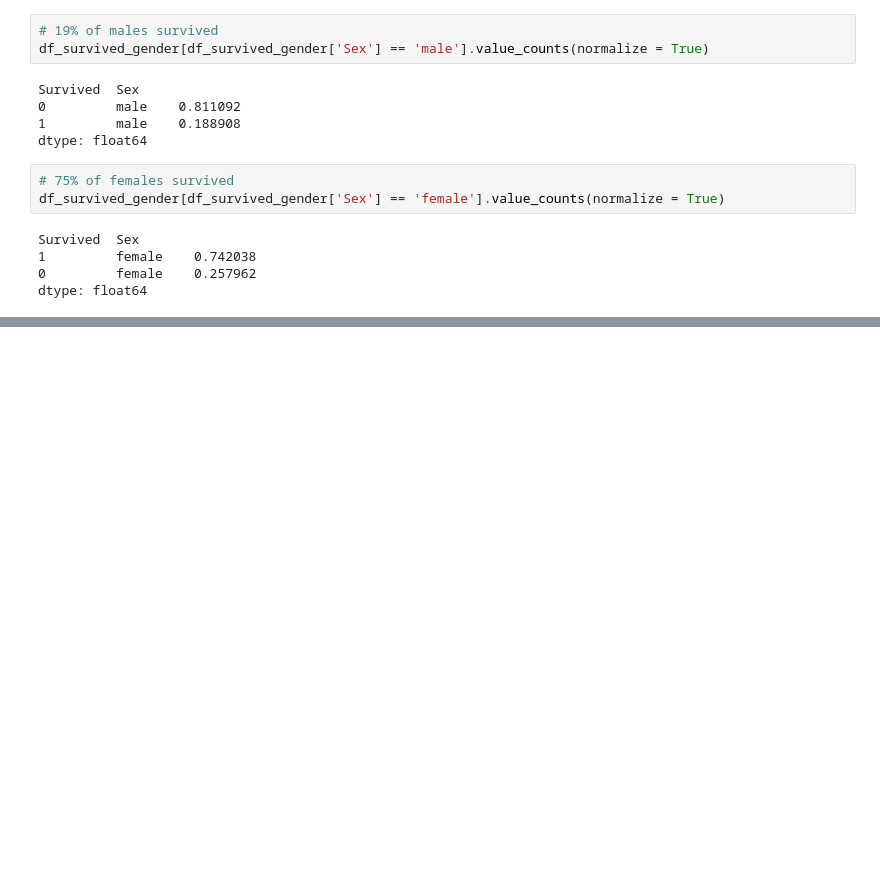
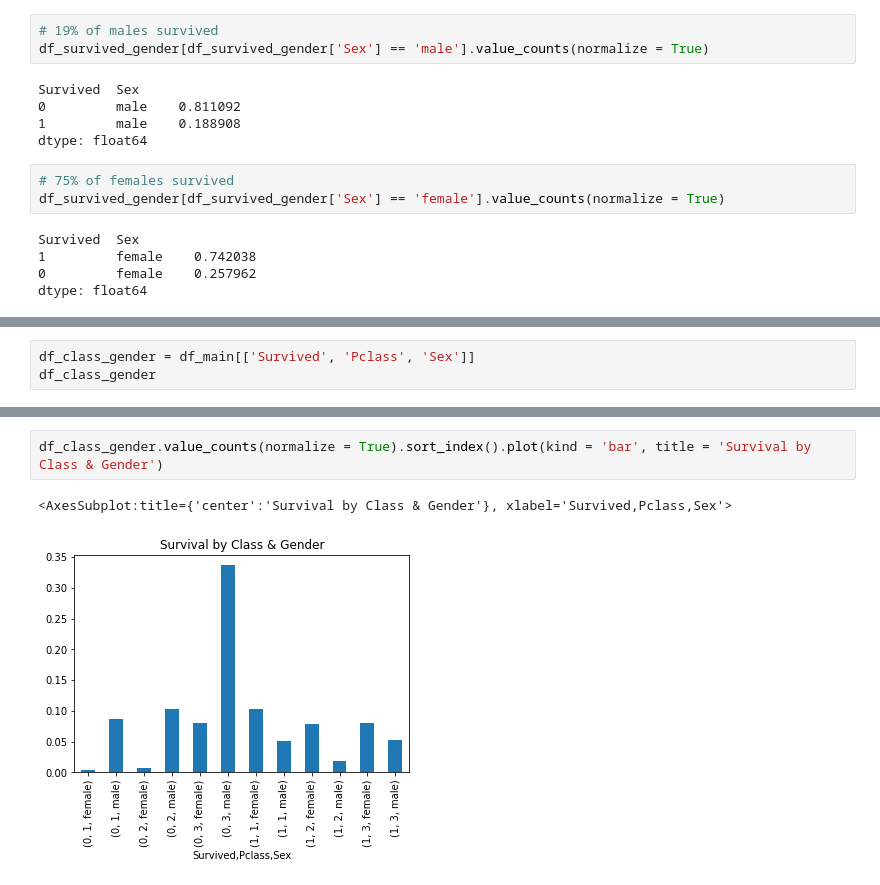
Before and after one commit to AmitSamra/Titanic, a Jupyter notebook: Titanic.ipynb, the cells around one changed output, grey strips where cells are left out. Saved outputs shown, nothing was run; the diff lists cells and outputs as text; blank space fills up the shorter version.

Commit message:
Added Class & Gender.

```diff
--- a/Titanic.ipynb
+++ b/Titanic.ipynb
@@ -309,0 +312,3 @@ dtype: float64
+# %%
+df_class_gender = df_main[['Survived', 'Pclass', 'Sex']]
+df_class_gender
@@ -309,0 +329,5 @@ dtype: float64
+# %%
+df_class_gender.value_counts(normalize = True).sort_index().plot(kind = 'bar', title = 'Survival by Class & Gender')
+# %% [output]
+<AxesSubplot:title={'center':'Survival by Class & Gender'}, xlabel='Survived,Pclass,Sex'>
+[figure, added]
```
Also changed, not shown: parts of 5 cells of this notebook.
